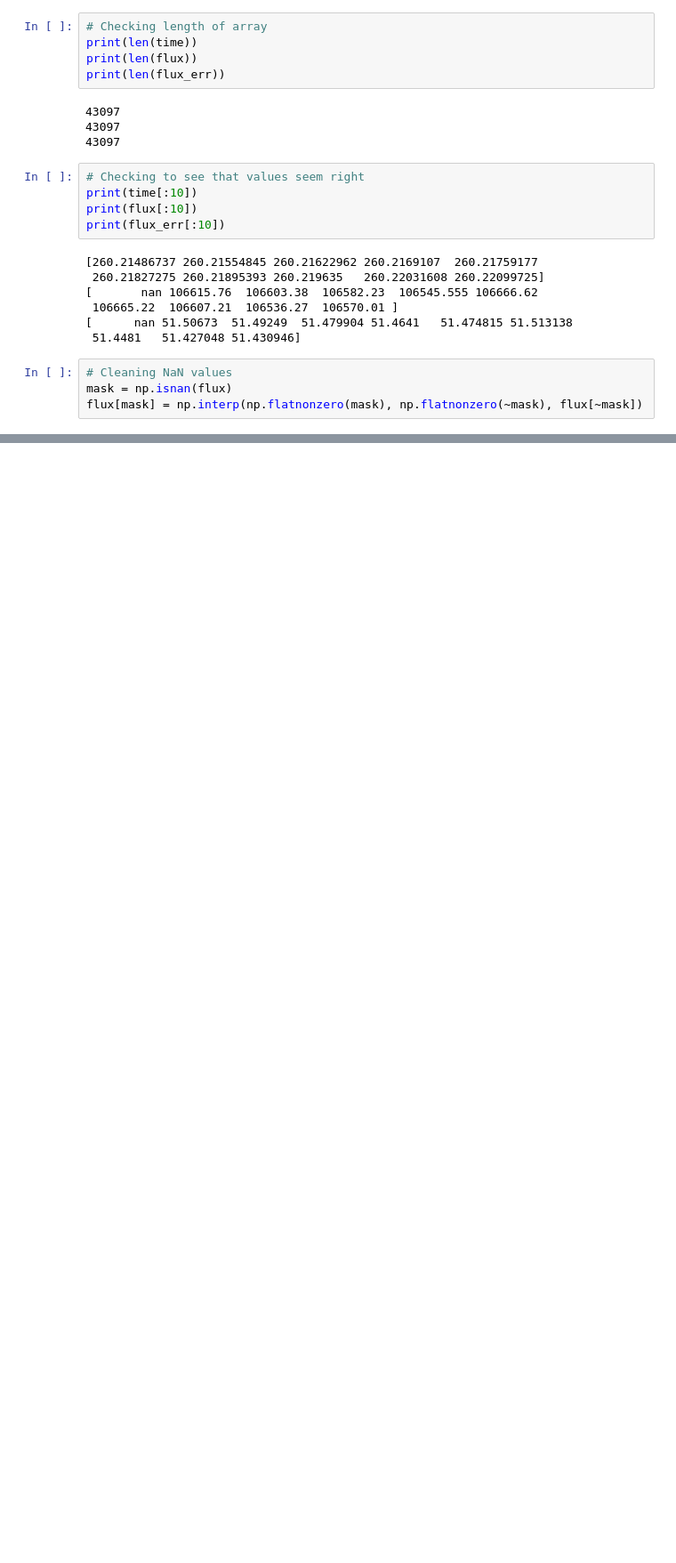
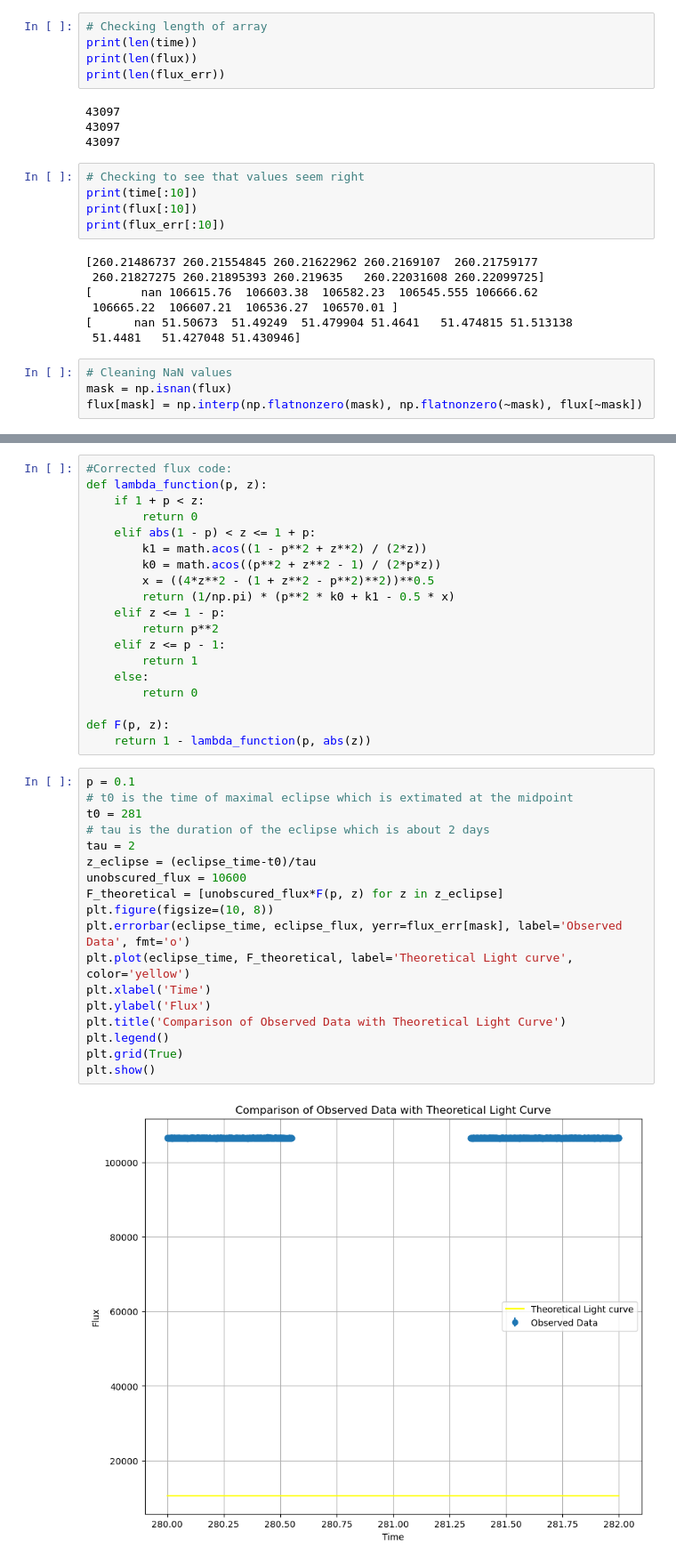
Before and after one commit to Columbia-Astronomy-4260/astr-4260-Juliahaynes777, a Jupyter notebook: PS3/PS3.ipynb, the cells around one changed output, grey strips where cells are left out. Shown: that part at 89% size. Drawn from its saved outputs; the diff is of its cells as text; blank space fills up the shorter version.

```diff
--- a/PS3/PS3.ipynb
+++ b/PS3/PS3.ipynb
@@ -67,0 +104,39 @@ plt.show()
+# %%
+#Corrected flux code:
+def lambda_function(p, z):
+    if 1 + p < z:
+        return 0
+    elif abs(1 - p) < z <= 1 + p:
+        k1 = math.acos((1 - p**2 + z**2) / (2*z))
+        k0 = math.acos((p**2 + z**2 - 1) / (2*p*z))
+        x = ((4*z**2 - (1 + z**2 - p**2)**2))**0.5
+        return (1/np.pi) * (p**2 * k0 + k1 - 0.5 * x)
+    elif z <= 1 - p:
+        return p**2
+    elif z <= p - 1:
+        return 1
+    else:
+        return 0
+
+def F(p, z):
+    return 1 - lambda_function(p, abs(z))
+# %%
+p = 0.1
+# t0 is the time of maximal eclipse which is extimated at the midpoint
+t0 = 281
+# tau is the duration of the eclipse which is about 2 days
+tau = 2
+z_eclipse = (eclipse_time-t0)/tau
+unobscured_flux = 10600
+F_theoretical = [unobscured_flux*F(p, z) for z in z_eclipse]
+plt.figure(figsize=(10, 8))
+plt.errorbar(eclipse_time, eclipse_flux, yerr=flux_err[mask], label='Observed Data', fmt='o')
+plt.plot(eclipse_time, F_theoretical, label='Theoretical Light curve', color='yellow')
+plt.xlabel('Time')
+plt.ylabel('Flux')
+plt.title('Comparison of Observed Data with Theoretical Light Curve')
+plt.legend()
+plt.grid(True)
+plt.show()
+# %% [output]
+[figure, added]
```
Also changed, not shown: parts of 10 cells of this notebook.
